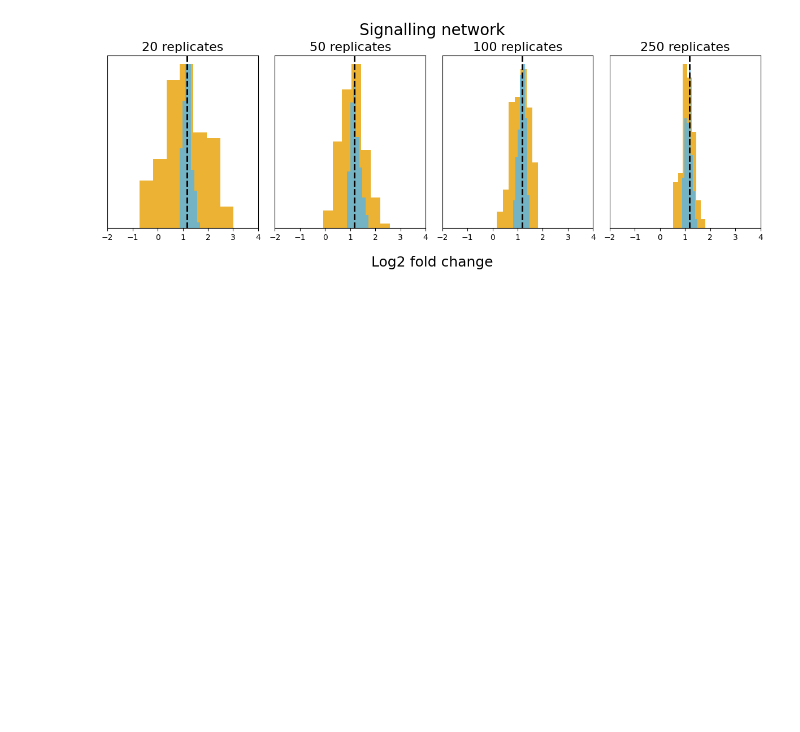
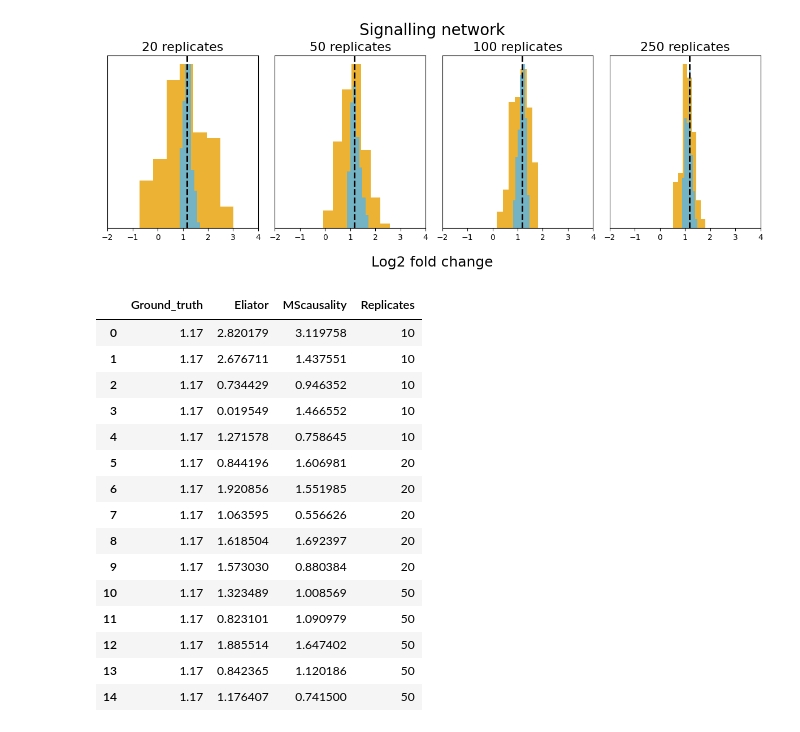
Before and after one commit to devonjkohler/Causomic, a Jupyter notebook: vignettes/methods_paper/Supplementary_analysis.ipynb, the cells around one changed output. Drawn from its saved outputs; the diff is of its cells as text; code cells hidden in the pictures; blank space fills up the shorter version.

```diff
--- a/vignettes/methods_paper/Supplementary_analysis.ipynb
+++ b/vignettes/methods_paper/Supplementary_analysis.ipynb
@@ -418,3 +418,31 @@ fig.tight_layout()
 fig.subplots_adjust(top=0.85)
 # %% [output]
 [figure]
+# %%
+with open(f'/Users/kohler.d/Downloads/temp_results_0.pkl', 'rb') as f:
+    priors1 = pickle.load(f)
+with open(f'/Users/kohler.d/Downloads/temp_results_1.pkl', 'rb') as f:
+    priors2 = pickle.load(f)
+with open(f'/Users/kohler.d/Downloads/temp_results_2.pkl', 'rb') as f:
+    priors3 = pickle.load(f)
+
+priors = pd.concat([priors1, priors2, priors3], ignore_index=True)
+# %%
+priors
+# %% [output]
+|  | Ground_truth | Eliator | MScausality | Replicates |
+| 0 | 1.17 | 2.820179 | 3.119758 | 10 |
+| 1 | 1.17 | 2.676711 | 1.437551 | 10 |
+| 2 | 1.17 | 0.734429 | 0.946352 | 10 |
+| 3 | 1.17 | 0.019549 | 1.466552 | 10 |
+| 4 | 1.17 | 1.271578 | 0.758645 | 10 |
+| 5 | 1.17 | 0.844196 | 1.606981 | 20 |
+| 6 | 1.17 | 1.920856 | 1.551985 | 20 |
+| 7 | 1.17 | 1.063595 | 0.556626 | 20 |
+| 8 | 1.17 | 1.618504 | 1.692397 | 20 |
+| 9 | 1.17 | 1.573030 | 0.880384 | 20 |
+| 10 | 1.17 | 1.323489 | 1.008569 | 50 |
+| 11 | 1.17 | 0.823101 | 1.090979 | 50 |
+| 12 | 1.17 | 1.885514 | 1.647402 | 50 |
+| 13 | 1.17 | 0.842365 | 1.120186 | 50 |
+| 14 | 1.17 | 1.176407 | 0.741500 | 50 |
```
Also changed, not shown: 1 other file.
